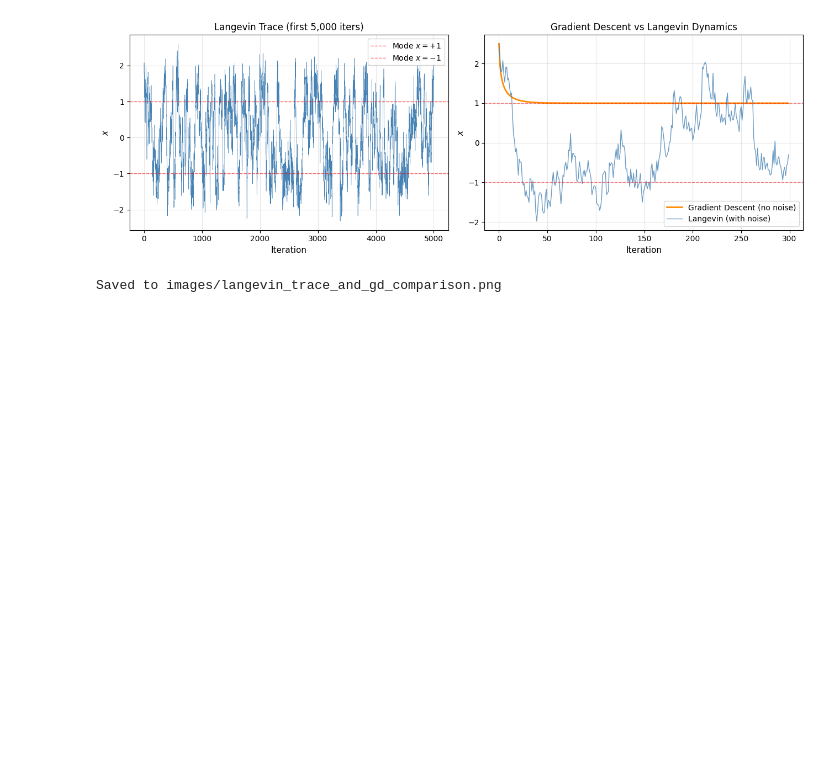
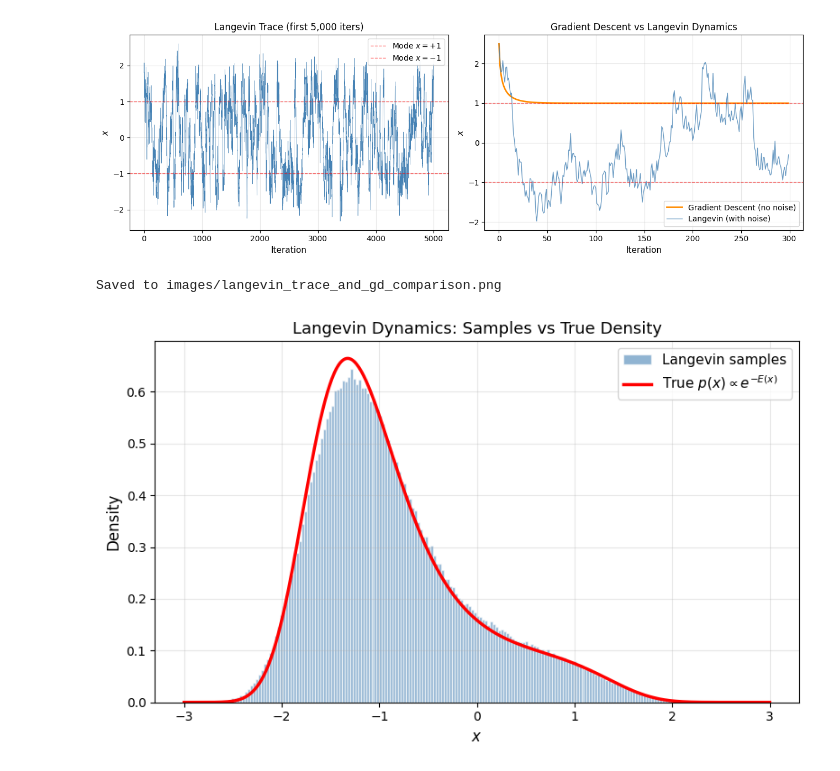
Before and after one commit to mkmishra2000/Sampling-from-a-distribution, a Jupyter notebook: Sampling.ipynb, the cells around one changed output. Drawn from its saved outputs; the diff is of its cells as text; code cells hidden in the pictures; blank space fills up the shorter version.

```diff
--- a/Sampling.ipynb
+++ b/Sampling.ipynb
@@ -1015,3 +1015,32 @@ print("Saved to images/langevin_trace_and_gd_comparison.png")
 # %% [output]
 [figure]
 Saved to images/langevin_trace_and_gd_comparison.png
+# %%
+# testing the langevin sampler (1-D) — energy arg removed
+from disSamplePackage import sampler
+import numpy as np
+import matplotlib.pyplot as plt
+
+sam = sampler()
+energy = lambda x: 0.25*x**4 - 0.5*x**2 + x
+grad_energy = lambda x: x**3 - x + 1
+
+samples = sam.LangevinSampling(grad_energy, eta=0.04, n_samples=500000, x_range=(-3, 3))
+
+# testing the sample histogram
+xs = np.linspace(-3, 3, 500)
+Es = energy(xs)
+p_vals = np.exp(-Es)
+p_vals /= np.trapezoid(p_vals, xs)
+fig, ax = plt.subplots(figsize=(8, 5))
+ax.hist(samples[1000:], bins=200, density=True, alpha=0.6, color='steelblue',
+        edgecolor='white', label='Langevin samples')
+ax.plot(xs, p_vals, 'r', lw=2.5, label=r'True $p(x) \propto e^{-E(x)}$')
+ax.set_xlabel(r"$x$", fontsize=12)
+ax.set_ylabel("Density", fontsize=12)
+ax.set_title("Langevin Dynamics (1-D Test): Samples vs True Density", fontsize=13)
+ax.legend(fontsize=11)
+ax.grid(True, alpha=0.3)
+fig.tight_layout()
+# %% [output]
+[figure, added]
```
Also changed, not shown: parts of 4 cells of this notebook, 3 other files.
